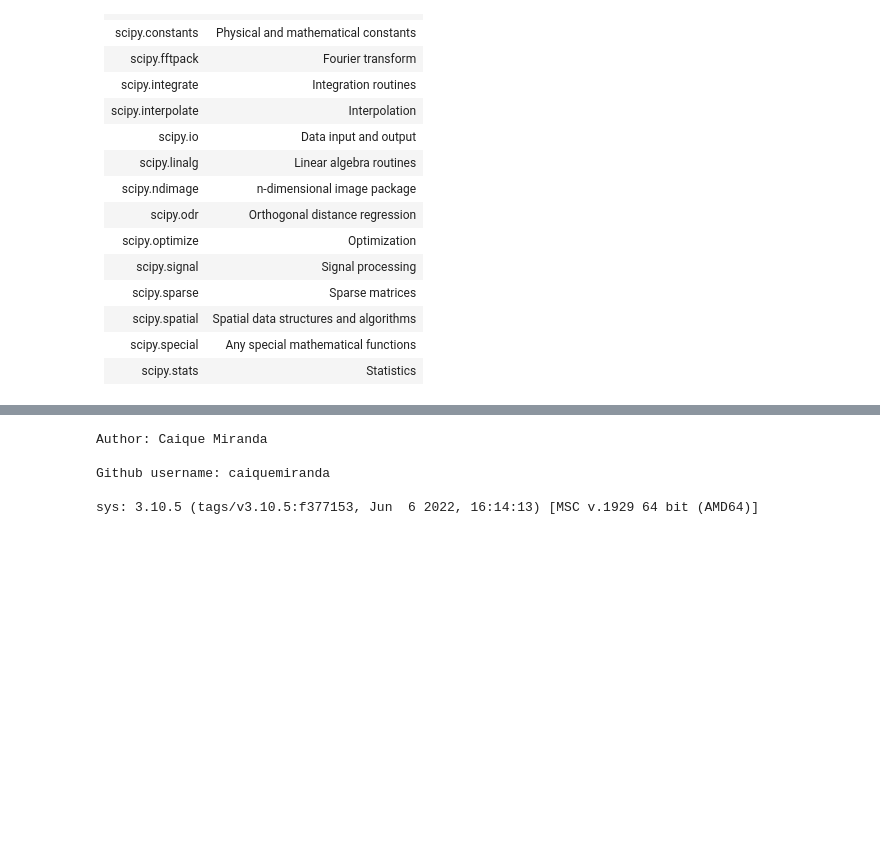
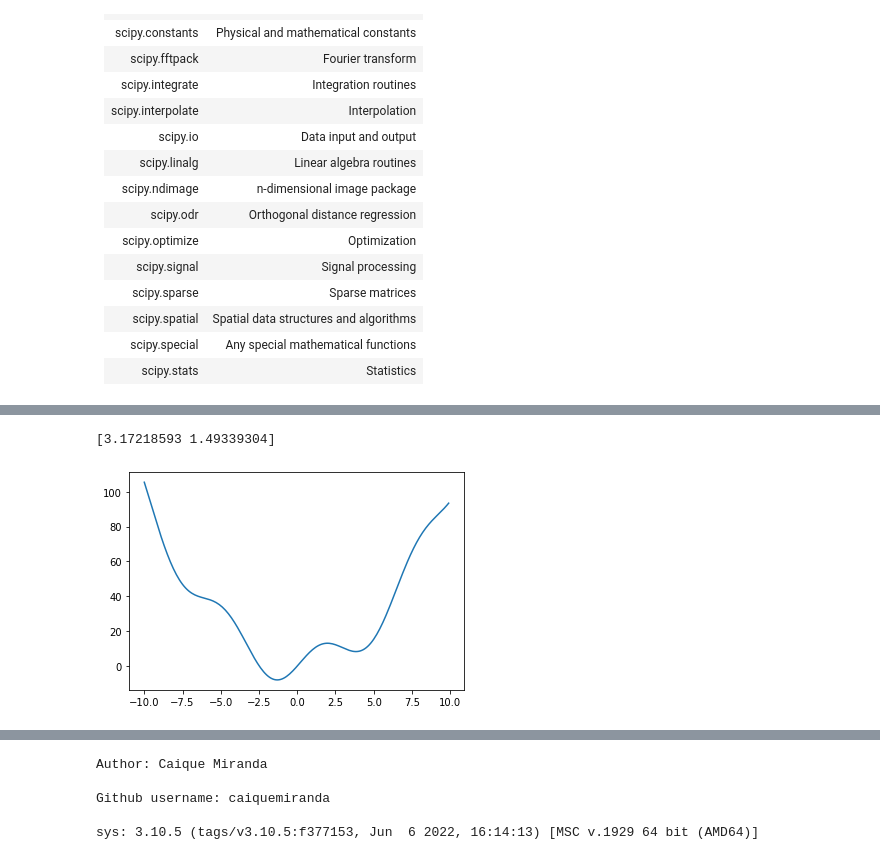
Before and after one commit to caiquemiranda/studies-scipy, a Jupyter notebook: 05-scipy.ipynb, the cells around one changed output, grey strips where cells are left out. Cells and saved outputs as stored; diff of their text form; code cells hidden in the pictures; blank space fills up the shorter version.

```diff
--- a/05-scipy.ipynb
+++ b/05-scipy.ipynb
@@ -27,0 +135,19 @@ from scipy import stats # same for other sub-modules
+# %%
+params, params_covariance = optimize.curve_fit(test_func,
+                                               x_data,
+                                               y_data,
+                                               p0=[2, 2])
+
+print(params)
+# %% [output]
+[3.17218593 1.49339304]
+# %%
+def f(x):
+    return x**2 + 10*np.sin(x)
+# %%
+x = np.arange(-10, 10, 0.1)
+plt.plot(x, f(x))
+
+plt.show()
+# %% [output]
+[figure, added]
```
Also changed, not shown: parts of 42 cells of this notebook, 1 other file.
